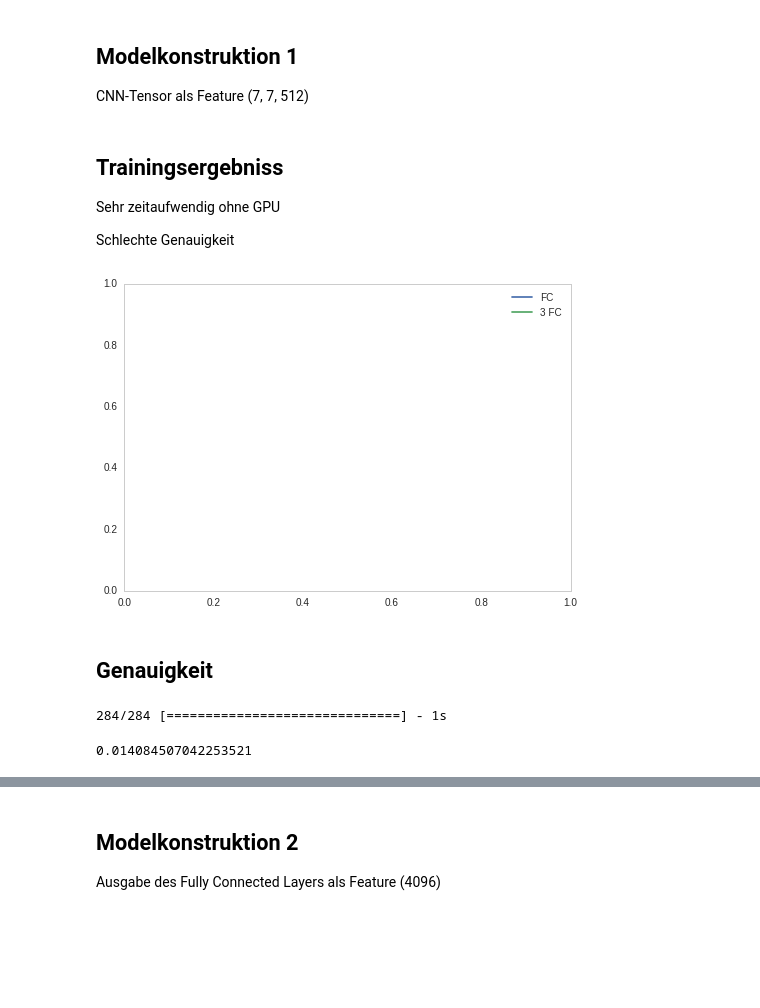
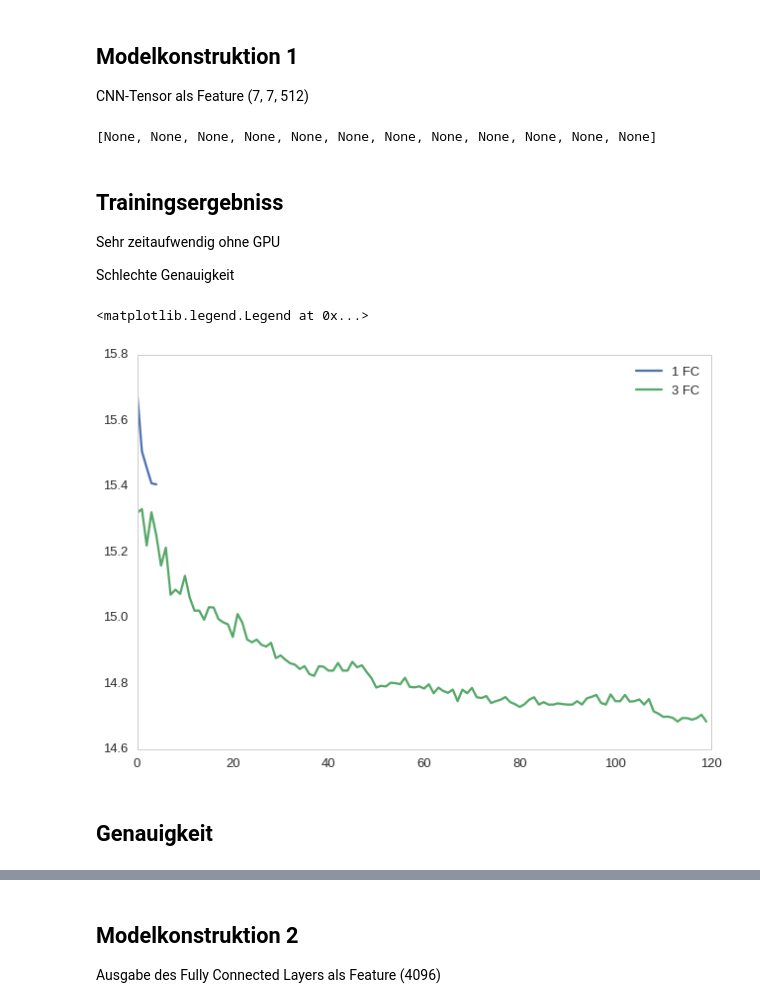
Before and after one commit to kaphka/vir-project, a Jupyter notebook: vir-projekt.ipynb, the cells around one changed output, grey strips where cells are left out. Saved outputs shown, nothing was run; the diff lists cells and outputs as text; code cells hidden in the pictures; blank space fills up the shorter version.

Commit message:
train multi FC network

```diff
--- a/vir-projekt.ipynb
+++ b/vir-projekt.ipynb
@@ -308,30 +308,28 @@ def train_model(model):
 
     loss, acc = model.evaluate(conv_features_test,y_test, verbose=0)
     return history, loss, acc
-# %%
-models = [t_model, t_model_multi]
-names  = ['FC', '3 FC']
-lines = []
-for model in models:
-    history, loss, acc = train_model(model)
-    line, = plt.plot(history.history['loss'])
-    lines.append(line)
-    print('acc: {}'.format(acc))
+# %%
+t_model_eval = train_model(t_model)
+# %%
+batched_training = []
+for idx in tqdm(range(12)):
+    batched_training.append(train_model(t_model_multi,n=1))
+# %%
+h = []
+[h.extend(history.history['loss']) for history, loss, acc in batched_training]
+# %% [output]
+[None, None, None, None, None, None, None, None, None, None, None, None]
 # %% [markdown]
 ## Trainingsergebniss
 Sehr zeitaufwendig ohne GPU
 
 Schlechte Genauigkeit
-# %%
-plt.legend(lines, names)
-plt.show()
-# %% [output]
-[figure, removed]
+# %%
+line, = plt.plot(t_model_eval[0].history['loss'], label="1 FC")
+line, = plt.plot(h, label="3 FC")
+plt.legend()
+# %% [output]
+<matplotlib.legend.Legend at 0x...>
+[figure, added]
 # %% [markdown]
 ## Genauigkeit
-# %%
-loss, acc = t_model_multi.evaluate(conv_features_test,y_test, verbose=1)
-acc
-# %% [output]
-284/284 [==============================] - 1s
-0.014084507042253521
```
Also changed, not shown: parts of 3 cells of this notebook, 1 other file.
